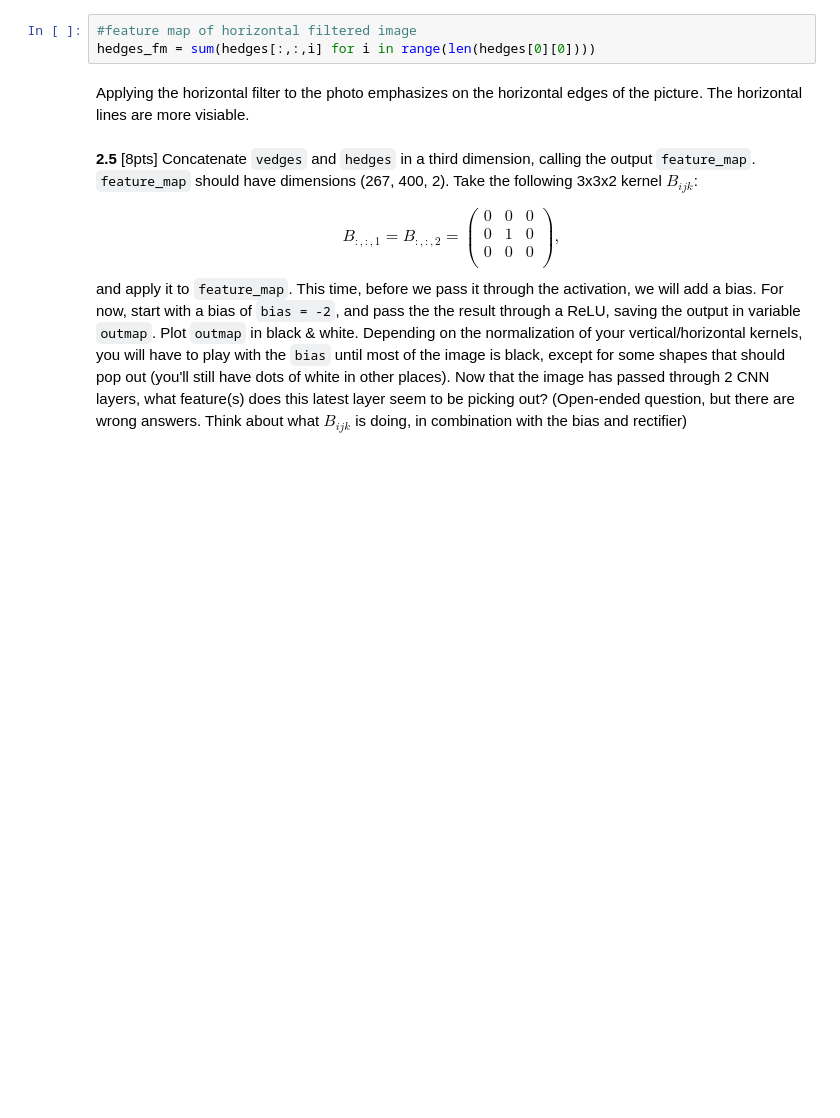
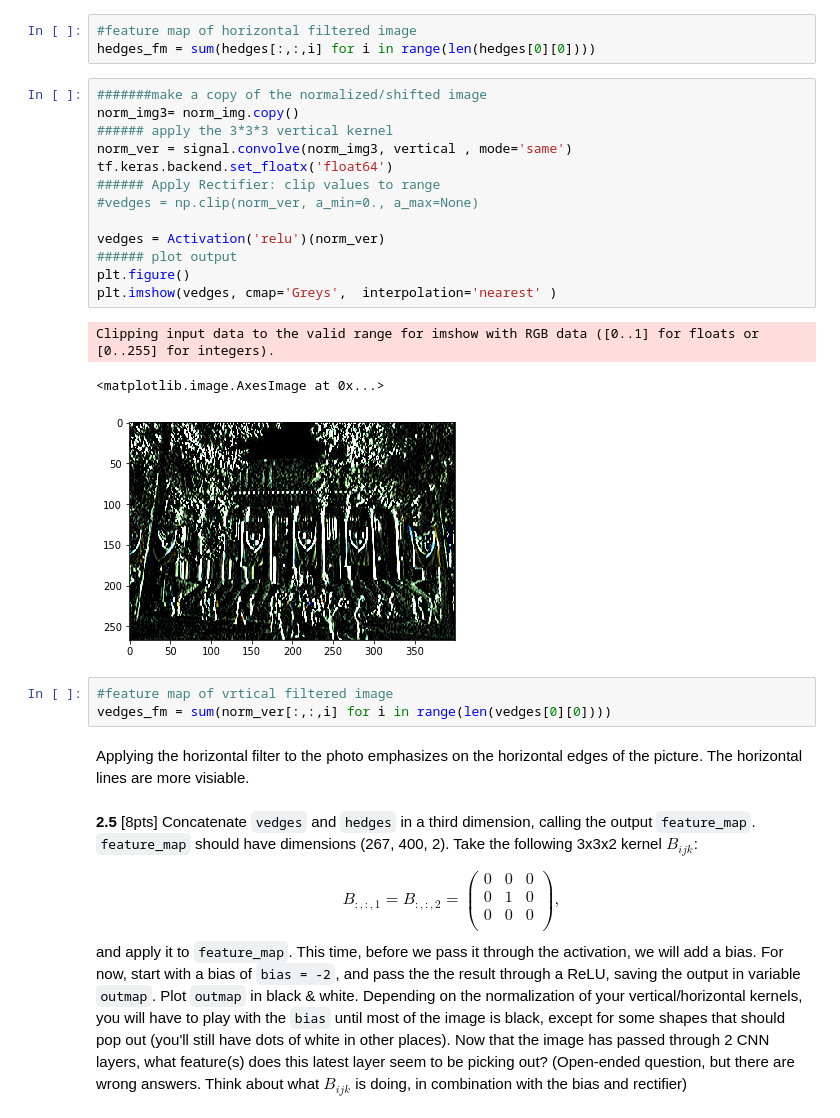
Before and after one commit to UnskilledWorker/2020-CS109B, a Jupyter notebook: content/homeworks/hw04/notebook/cs109b_hw4.ipynb, the cells around one changed output. Drawn from its saved outputs; the diff is of its cells as text; blank space fills up the shorter version.

```diff
--- a/content/homeworks/hw04/notebook/cs109b_hw4.ipynb
+++ b/content/homeworks/hw04/notebook/cs109b_hw4.ipynb
@@ -558,6 +537,26 @@ Clipping input data to the valid range for imshow with RGB data ([0..1] for floa
 # %%
 #feature map of horizontal filtered image
 hedges_fm = sum(hedges[:,:,i] for i in range(len(hedges[0][0])))
+# %%
+#######make a copy of the normalized/shifted image
+norm_img3= norm_img.copy()
+###### apply the 3*3*3 vertical kernel
+norm_ver = signal.convolve(norm_img3, vertical , mode='same')
+tf.keras.backend.set_floatx('float64')
+###### Apply Rectifier: clip values to range
+#vedges = np.clip(norm_ver, a_min=0., a_max=None)
+
+vedges = Activation('relu')(norm_ver)
+###### plot output
+plt.figure()
+plt.imshow(vedges, cmap='Greys',  interpolation='nearest' )
+# %% [output]
+Clipping input data to the valid range for imshow with RGB data ([0..1] for floats or [0..255] for integers).
+<matplotlib.image.AxesImage at 0x...>
+[figure, added]
+# %%
+#feature map of vrtical filtered image
+vedges_fm = sum(norm_ver[:,:,i] for i in range(len(vedges[0][0])))
 # %% [markdown]
 Applying the horizontal filter to the photo emphasizes on the horizontal edges of the picture. The horizontal lines are more visiable.
 # %% [markdown]
```
Also changed, not shown: parts of 21 cells of this notebook.
